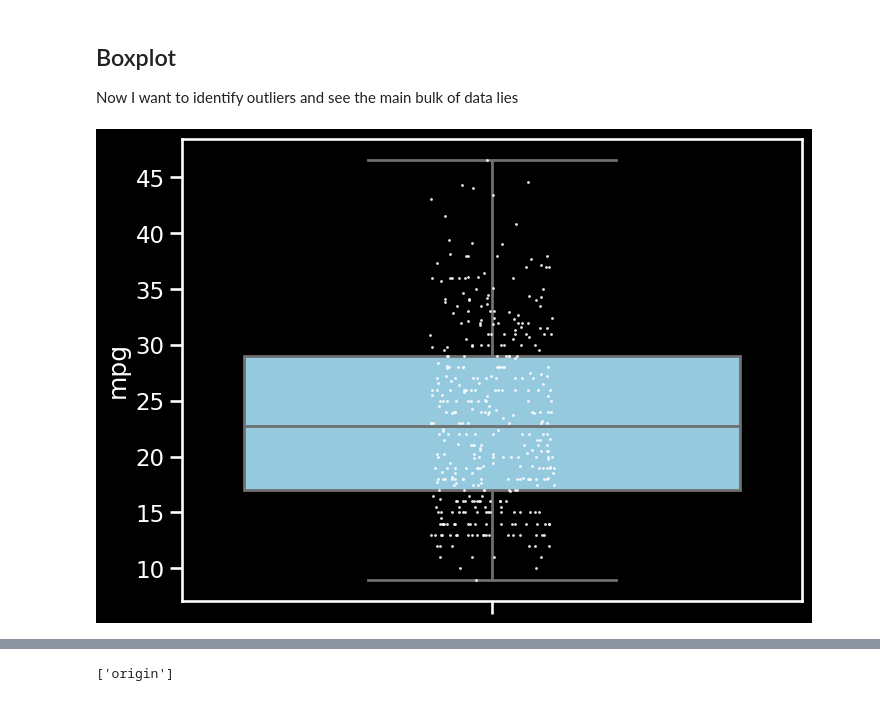
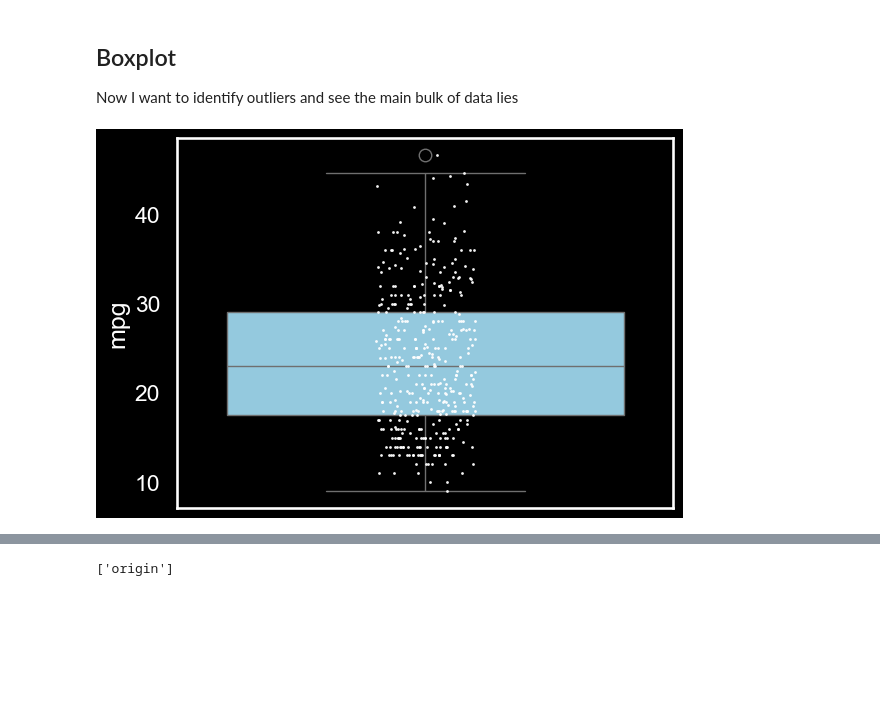
Before and after one commit to ash322ash422/tut_ml, a Jupyter notebook: 1-2_tut_misc_EDA/MPG_EDA/2_univariate_analysis.ipynb, the cells around one changed output, grey strips where cells are left out. Saved outputs shown, nothing was run; the diff lists cells and outputs as text; code cells hidden in the pictures; blank space fills up the shorter version.

```diff
--- a/1-2_tut_misc_EDA/MPG_EDA/2_univariate_analysis.ipynb
+++ b/1-2_tut_misc_EDA/MPG_EDA/2_univariate_analysis.ipynb
@@ -210,15 +207,24 @@ for col in columns:
 # %% [markdown]
 ## Boxplot
 Now I want to identify outliers and see the main  bulk of data lies
+# %%
+# step0: First do this for 1 columns
+
+col = 'mpg'
+
+sns.boxplot(  data=df, y=col, color='skyblue')
+sns.stripplot(data=df, y=col, color='white', size=2, alpha=0.95)
+
+plt.show()
+# %% [output]
+[figure, added]
 # %%
-# step0: First do this for 1 columns
+# # step0: First do this for 1 columns
 
-fig, ax = plt.subplots(figsize=(8, 6))
-col = 'mpg'
+# # fig, ax = plt.subplots(figsize=(8, 6))
+# col = 'mpg'
 
-sns.boxplot(  data=df, y=col, color='skyblue', linewidth=2, ax=ax)
-sns.stripplot(data=df, y=col, color='white', size=2, ax=ax, alpha=0.9)
+# sns.boxplot(  data=df, y=col, color='skyblue', linewidth=2, ax=ax)
+# sns.stripplot(data=df, y=col, color='white', size=2, ax=ax, alpha=0.95)
 
-plt.show()
+# plt.show()
-# %% [output]
-[figure, removed]
```
Also changed, not shown: parts of 30 cells of this notebook, 8 other files.
